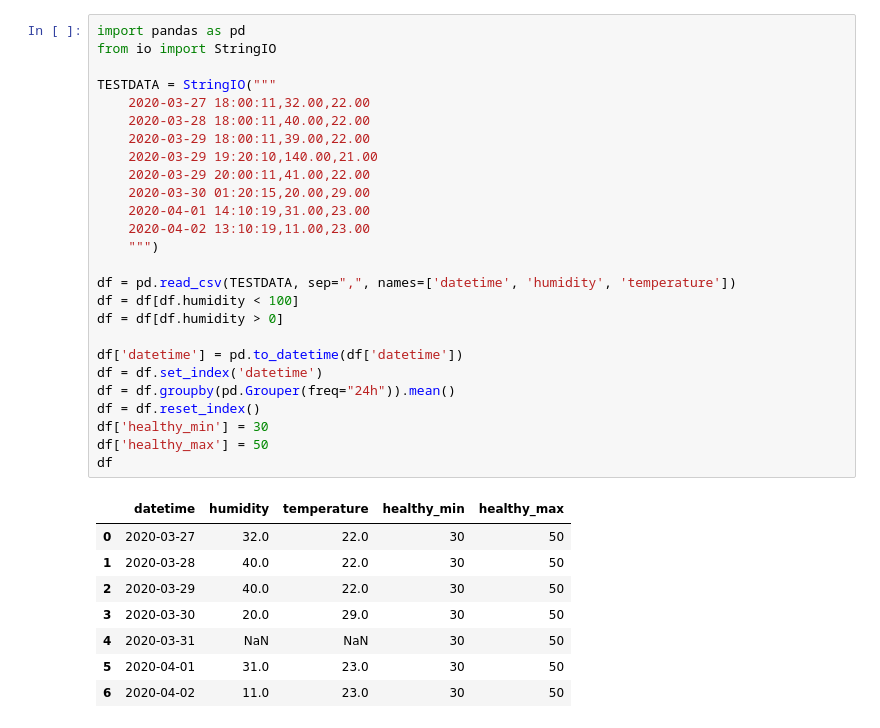
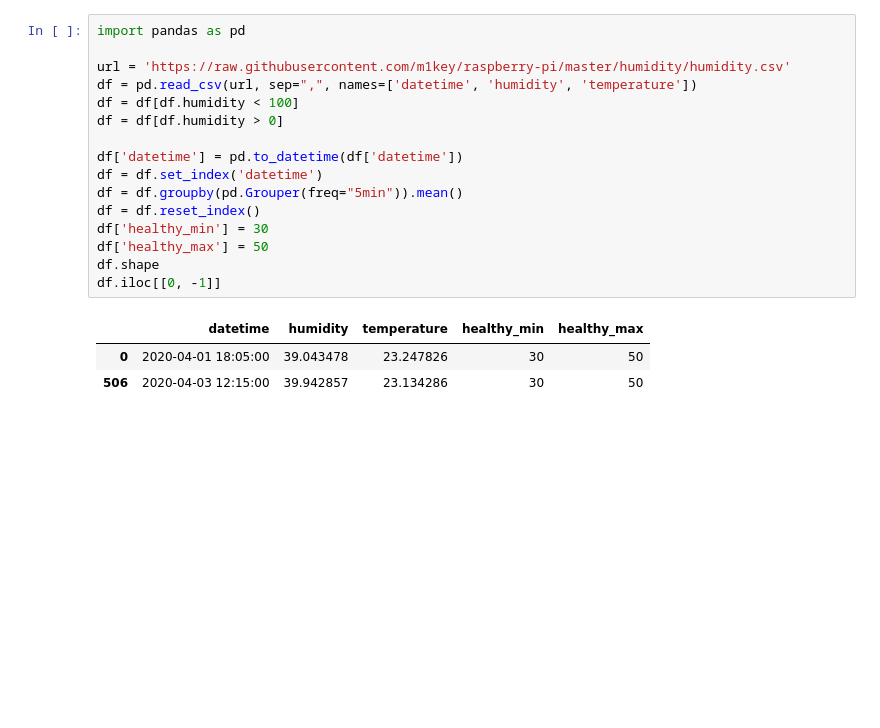
Before and after one commit to m1key/raspberry-pi, a Jupyter notebook: humidity/Humidity.ipynb, the cells around one changed output. Saved outputs shown, nothing was run; the diff lists cells and outputs as text; blank space fills up the shorter version.

```diff
--- a/humidity/Humidity.ipynb
+++ b/humidity/Humidity.ipynb
@@ -2,39 +2,24 @@
 <a href="https://colab.research.google.com/github/m1key/raspberry-pi/blob/master/humidity/Humidity.ipynb" target="_parent"><img src="https://colab.research.google.com/assets/colab-badge.svg" alt="Open In Colab"/></a>
 # %%
 import pandas as pd
-from io import StringIO
 
-TESTDATA = StringIO("""
-    2020-03-27 18:00:11,32.00,22.00
-    2020-03-28 18:00:11,40.00,22.00
-    2020-03-29 18:00:11,39.00,22.00
-    2020-03-29 19:20:10,140.00,21.00
-    2020-03-29 20:00:11,41.00,22.00
-    2020-03-30 01:20:15,20.00,29.00
-    2020-04-01 14:10:19,31.00,23.00
-    2020-04-02 13:10:19,11.00,23.00
-    """)
-
-df = pd.read_csv(TESTDATA, sep=",", names=['datetime', 'humidity', 'temperature'])
+url = 'https://raw.githubusercontent.com/m1key/raspberry-pi/master/humidity/humidity.csv'
+df = pd.read_csv(url, sep=",", names=['datetime', 'humidity', 'temperature'])
 df = df[df.humidity < 100]
 df = df[df.humidity > 0]
 
 df['datetime'] = pd.to_datetime(df['datetime'])
 df = df.set_index('datetime')
-df = df.groupby(pd.Grouper(freq="24h")).mean()
+df = df.groupby(pd.Grouper(freq="5min")).mean()
 df = df.reset_index()
 df['healthy_min'] = 30
 df['healthy_max'] = 50
-df
+df.shape
+df.iloc[[0, -1]]
 # %% [output]
 |  | datetime | humidity | temperature | healthy_min | healthy_max |
-| 0 | 2020-03-27 | 32.0 | 22.0 | 30 | 50 |
-| 1 | 2020-03-28 | 40.0 | 22.0 | 30 | 50 |
-| 2 | 2020-03-29 | 40.0 | 22.0 | 30 | 50 |
-| 3 | 2020-03-30 | 20.0 | 29.0 | 30 | 50 |
-| 4 | 2020-03-31 | NaN | NaN | 30 | 50 |
-| 5 | 2020-04-01 | 31.0 | 23.0 | 30 | 50 |
-| 6 | 2020-04-02 | 11.0 | 23.0 | 30 | 50 |
+| 0 | 2020-04-01 18:05:00 | 39.043478 | 23.247826 | 30 | 50 |
+| 506 | 2020-04-03 12:15:00 | 39.942857 | 23.134286 | 30 | 50 |
 # %%
 import matplotlib.pyplot as plt
 
```
Also changed, not shown: parts of 1 cell of this notebook.
